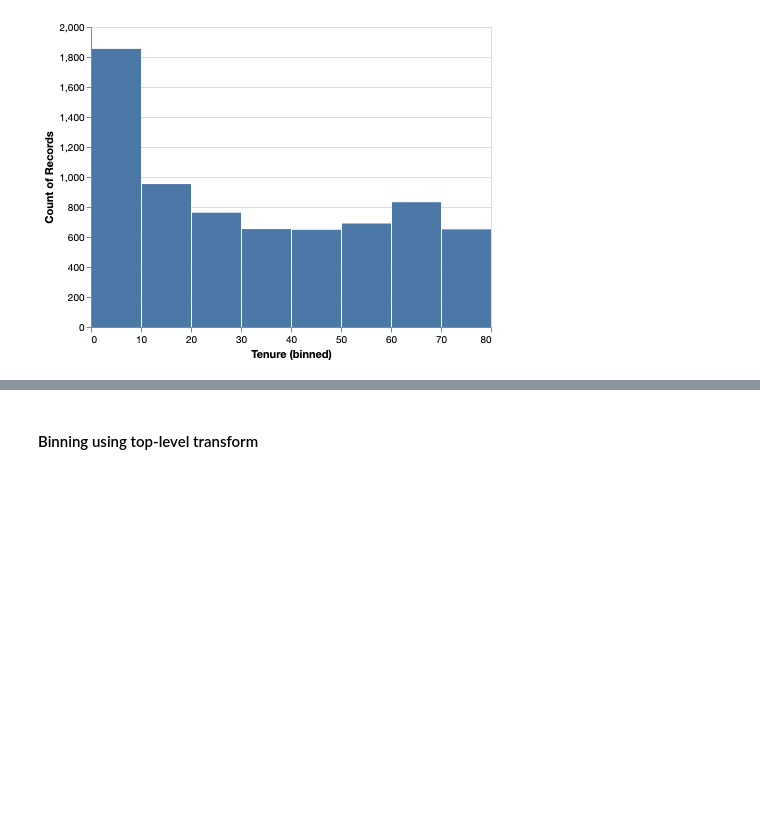
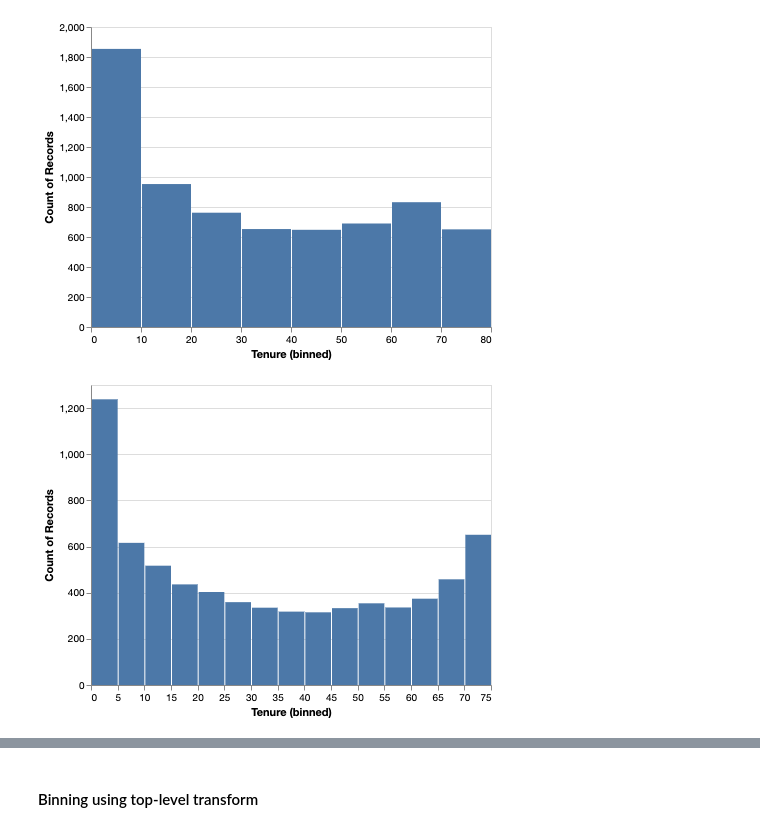
Before and after one commit to amitkaps/data-vis-python, a Jupyter notebook: 02-Basics.ipynb, the cells around one changed output, grey strips where cells are left out. Saved outputs shown, nothing was run; the diff lists cells and outputs as text; code cells hidden in the pictures; blank space fills up the shorter version.

```diff
--- a/02-Basics.ipynb
+++ b/02-Basics.ipynb
@@ -106,3 +126,10 @@ alt.Chart(df).mark_bar().encode(
 )
 # %% [output]
 [figure]
+# %%
+alt.Chart(df).mark_bar().encode(
+    alt.X("Tenure:Q", bin=alt.BinParams(maxbins=20)),
+    alt.Y("count()")
+)
+# %% [output]
+[figure, added]
```
Also changed, not shown: parts of 9 cells of this notebook, 6 other files.
